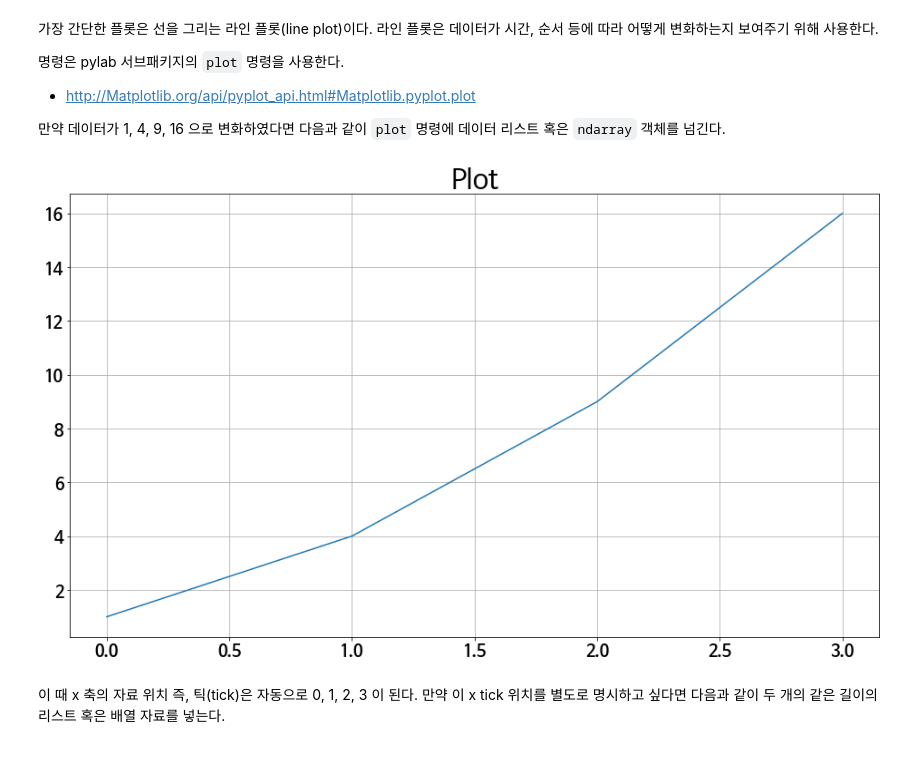
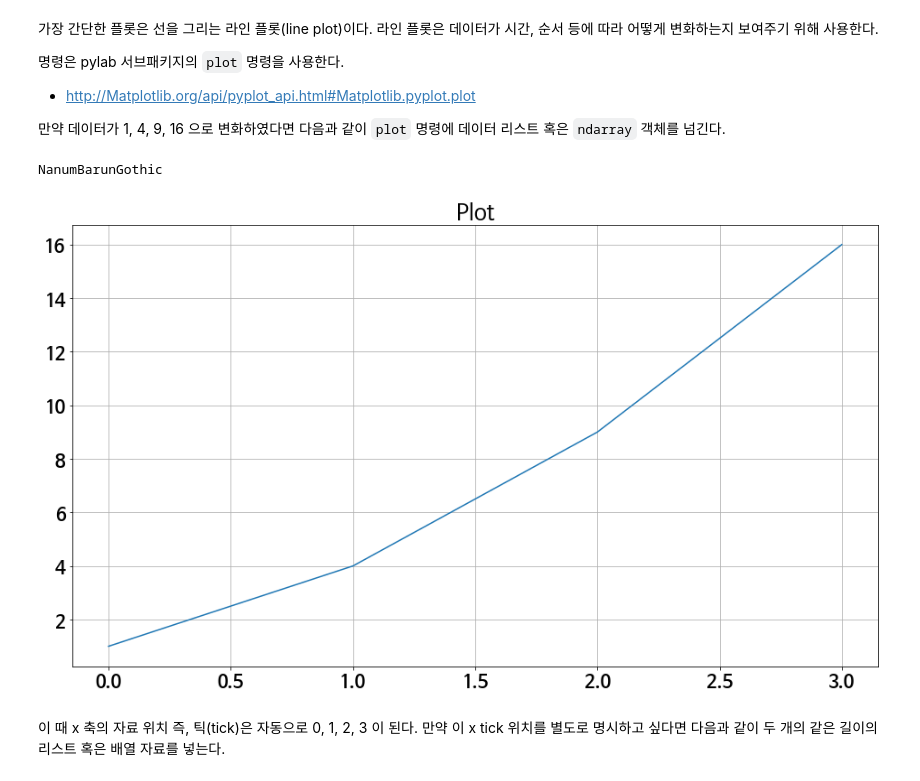
Before and after one commit to limwonki0619/Python-lecture, a Jupyter notebook: Python-Data-Science/Matplotlib/05.01 시각화 패키지 Matplotlib 소개.ipynb, the cells around one changed output. Drawn from its saved outputs; the diff is of its cells as text; code cells hidden in the pictures.

Commit message:
Matplotlib

```diff
--- a/Python-Data-Science/Matplotlib/05.01 시각화 패키지 Matplotlib 소개.ipynb
+++ b/Python-Data-Science/Matplotlib/05.01 시각화 패키지 Matplotlib 소개.ipynb
@@ -81,9 +18,3 @@ print ('설정 파일 위치: ', mpl.matplotlib_fname()) # 설정가능한 파
-# %%
-plt.rcParams['font.family'] = font_family  # 전역 폰트 설정
-plt.rcParams["font.size"] = 18             # 전역 폰트 사이즈
-plt.rcParams["figure.figsize"] = (16,9)    # pig 크기 (가로, 세로)
-
-mpl.rc('axes', unicode_minus=False)        # 마이너스('-') 폰트 깨지는 문제에 대한 대처
 # %% [markdown]
 ## **pylab 서브패키지**
 # %% [markdown]
@@ -106,13 +37,35 @@ Matplotlib 패키지를 사용할 때는 보통 다음과 같이 주 패키지
 * http://Matplotlib.org/api/pyplot_api.html#Matplotlib.pyplot.plot
 
 만약 데이터가 1, 4, 9, 16 으로 변화하였다면 다음과 같이 `plot` 명령에 데이터 리스트 혹은 `ndarray` 객체를 넘긴다.
-# %%
-plt.title("Plot", size = 30)
-plt.plot([1, 4, 9, 16])
-plt.grid(True)
-plt.show()
-# %% [output]
-[figure, removed]
+# %%
+import matplotlib as mpl
+import matplotlib.pyplot as plt
+import matplotlib.font_manager as fm
+import numpy as np
+import pandas as pd
+
+font_fname = 'C:/Windows/Fonts/NanumBarunGothic.ttf'  # NanumBarunGothic.ttf를 원하는 폰트명으로 바꾼다.
+font_family = fm.FontProperties(fname=font_fname).get_name()  # 해당 폰트명에서 폰트 패밀리 이름(영문)을 가져온다.
+print(font_family)
+
+# 주피터노트북의 경우, 매직(magic) 명령으로 노트북 내부에 그림을 표시하도록 지정
+%matplotlib inline
+# %% [output]
+NanumBarunGothic
+# %%
+plt.rcParams['font.family'] = font_family  # 폰트패밀리 이름을 전역 폰트로 설정해준다.
+plt.rcParams["font.size"] = 20             # 전역 폰트 사이즈
+plt.rcParams["figure.figsize"] = (16,9)    # pigure size 설정 (가로, 세로)
+
+mpl.rc('axes', unicode_minus=False)        # 마이너스('-') 폰트 깨지는 문제에 대한 대처
+# -------------------------------------------------------------------------------------
+
+plt.title("Plot")
+plt.plot([1, 4, 9, 16])
+plt.grid(True)
+plt.show()
+# %% [output]
+[figure, added]
 # %% [markdown]
 이 때 x 축의 자료 위치 즉, 틱(tick)은 자동으로 0, 1, 2, 3 이 된다. 만약 이 x tick 위치를 별도로 명시하고 싶다면 다음과 같이 두 개의 같은 길이의 리스트 혹은 배열 자료를 넣는다.
 # %%
```
Also changed, not shown: parts of 9 cells of this notebook, 5 other files.
